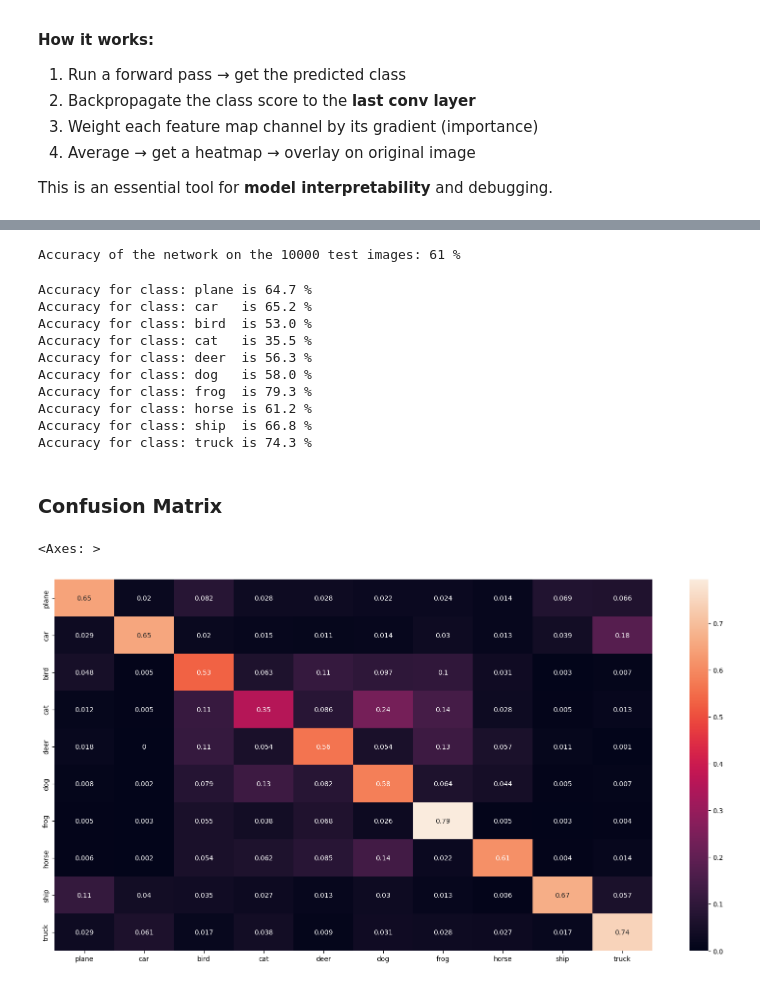
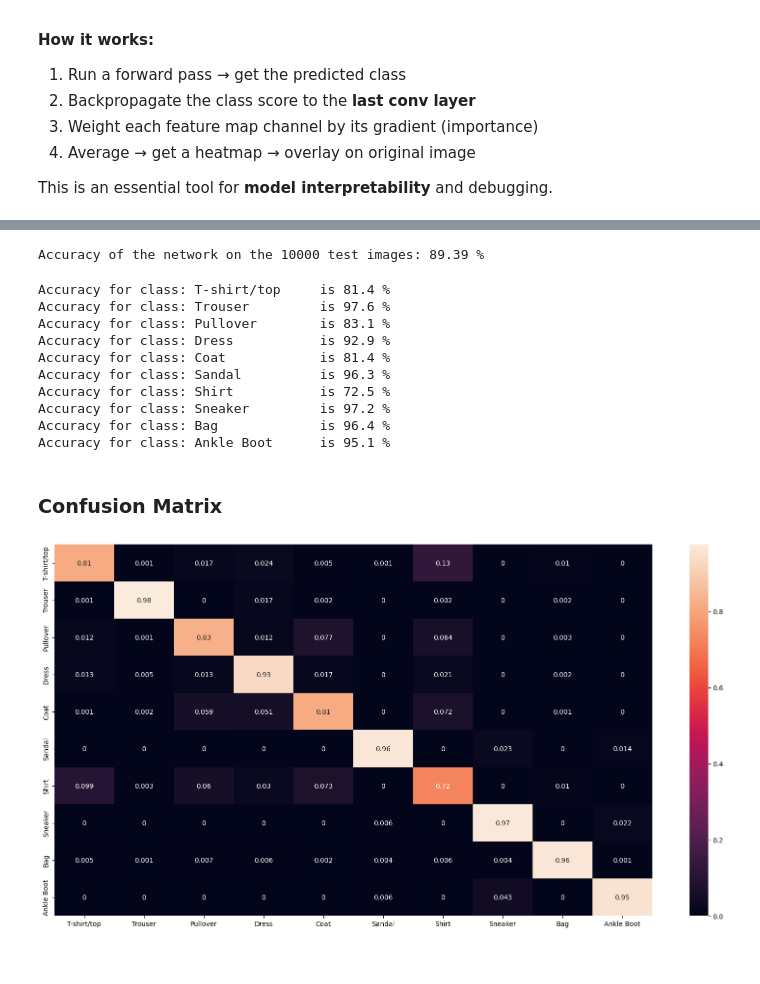
Before and after one commit to NoramiraHusna/Deeplearning-, a Jupyter notebook: analyze-github-repo-Pa8D0/10. Build_a_CNN.ipynb, the cells around one changed output, grey strips where cells are left out. Saved outputs shown, nothing was run; the diff lists cells and outputs as text; code cells hidden in the pictures.

```diff
--- a/analyze-github-repo-Pa8D0/10. Build_a_CNN.ipynb
+++ b/analyze-github-repo-Pa8D0/10. Build_a_CNN.ipynb
@@ -347,5 +347,5 @@ def train_and_validate(model, train_loader, val_loader, loss_fn, optimizer, epoc
 # 4. Train the model for 10 epochs
 
 num_epochs =10
-trained_model, history = train_and_validate(model, train_dataloader, test_dataloader, loss_fn, optimizer, num_epochs)
+trained_model, history = train_and_validate(model, train_dataloader, test_dataloader, loss_fn, optimizer, num_epochs, device)
 # %% [output]
@@ -547,20 +560,19 @@ correct = 0
 total = 0
 # since we're not training, we don't need to calculate the gradients for our outputs
 with torch.no_grad():
+    trained_model.to(device) # Ensure trained_model is on the correct device for inference
     for data in test_dataloader:
-#         images, labels = data
         images, labels = data[0].to(device), data[1].to(device)
         # calculate outputs by running images through the network
-#         images = images.view(images.size(0), -1)
-        outputs = model(images)
+        outputs = trained_model(images)
         # the class with the highest energy is what we choose as prediction
         _, predicted = torch.max(outputs.data, 1)
         total += labels.size(0)
         correct += (predicted == labels).sum().item()
 
-print(f'Accuracy of the network on the 10000 test images: {100 * correct // total} %')
+print(f'Accuracy of the network on the 10000 test images: {100 * correct / total:.2f} %')
 # %% [output]
-Accuracy of the network on the 10000 test images: 61 %
+Accuracy of the network on the 10000 test images: 89.39 %
 # %%
 # prepare to count predictions for each class
 correct_pred = {classname: 0 for classname in class_names}
@@ -568,10 +580,10 @@ total_pred = {classname: 0 for classname in class_names}
 
 # again no gradients needed
 with torch.no_grad():
+    trained_model.to(device) # Ensure trained_model is on the correct device for inference
     for data in test_dataloader:
         images, labels = data[0].to(device), data[1].to(device)
-        # images = images.view(images.size(0), -1)
-        outputs = model(images)
+        outputs = trained_model(images)
         _, predictions = torch.max(outputs, 1)
         # collect the correct predictions for each class
         for label, prediction in zip(labels, predictions):
@@ -583,53 +595,51 @@ with torch.no_grad():
 # print accuracy for each class
 for classname, correct_count in correct_pred.items():
     accuracy = 100 * float(correct_count) / total_pred[classname]
-    print(f'Accuracy for class: {classname:5s} is {accuracy:.1f} %')
+    print(f'Accuracy for class: {classname:15s} is {accuracy:.1f} %')
 # %% [output]
-Accuracy for class: plane is 64.7 %
-Accuracy for class: car   is 65.2 %
-Accuracy for class: bird  is 53.0 %
-Accuracy for class: cat   is 35.5 %
-Accuracy for class: deer  is 56.3 %
-Accuracy for class: dog   is 58.0 %
-Accuracy for class: frog  is 79.3 %
-Accuracy for class: horse is 61.2 %
-Accuracy for class: ship  is 66.8 %
-Accuracy for class: truck is 74.3 %
+Accuracy for class: T-shirt/top     is 81.4 %
+Accuracy for class: Trouser         is 97.6 %
+Accuracy for class: Pullover        is 83.1 %
+Accuracy for class: Dress           is 92.9 %
+Accuracy for class: Coat            is 81.4 %
+Accuracy for class: Sandal          is 96.3 %
+Accuracy for class: Shirt           is 72.5 %
+Accuracy for class: Sneaker         is 97.2 %
+Accuracy for class: Bag             is 96.4 %
+Accuracy for class: Ankle Boot      is 95.1 %
 # %% [markdown]
 ### Confusion Matrix
 # %%
 from sklearn.metrics import confusion_matrix
 import seaborn as sn
 import pandas as pd
 
 y_pred = []
 y_true = []
 
-model.to('cpu')
+trained_model.to('cpu') # Move the trained model to CPU for confusion matrix calculation
 
 # iterate over test data
-for inputs, labels in test_dataloader:
-        #reshape images so they can be fed to a nn.Linear()
-        # inputs = inputs.view(inputs.size(0), -1)
-        output = model(inputs) # Feed Network
+with torch.no_grad(): # No gradients needed for evaluation
+    for inputs, labels in test_dataloader:
+            inputs = inputs.to('cpu') # Ensure inputs are on CPU as model is on CPU for this section
+            output = trained_model(inputs) # Feed Network
 
-        output = (torch.max(torch.exp(output), 1)[1]).data.cpu().numpy()
-        y_pred.extend(output) # Save Prediction
+            output = (torch.max(torch.exp(output), 1)[1]).data.cpu().numpy()
+            y_pred.extend(output) # Save Prediction
 
-        labels = labels.data.cpu().numpy()
-        y_true.extend(labels) # Save Truth
+            labels = labels.data.cpu().numpy()
+            y_true.extend(labels) # Save Truth
 
 # constant for classes
-classes = ('plane', 'car', 'bird', 'cat',
-       'deer', 'dog', 'frog', 'horse', 'ship', 'truck')
+# class_names are already defined for FashionMNIST
 
 # Build confusion matrix
 cf_matrix = confusion_matrix(y_true, y_pred)
-df_cm = pd.DataFrame(cf_matrix/np.sum(cf_matrix) *10, index = [i for i in classes],
-                     columns = [i for i in classes])
+df_cm = pd.DataFrame(cf_matrix/np.sum(cf_matrix) *10, index = [i for i in class_names],
+                     columns = [i for i in class_names])
 plt.figure(figsize = (20,10))
 sn.heatmap(df_cm, annot=True)
-# plt.savefig('output.png')
+plt.show() # Added plt.show() to display the plot
 # %% [output]
-<Axes: >
-[figure, old version]
+[figure, new version]
```
Also changed, not shown: parts of 9 cells of this notebook.
